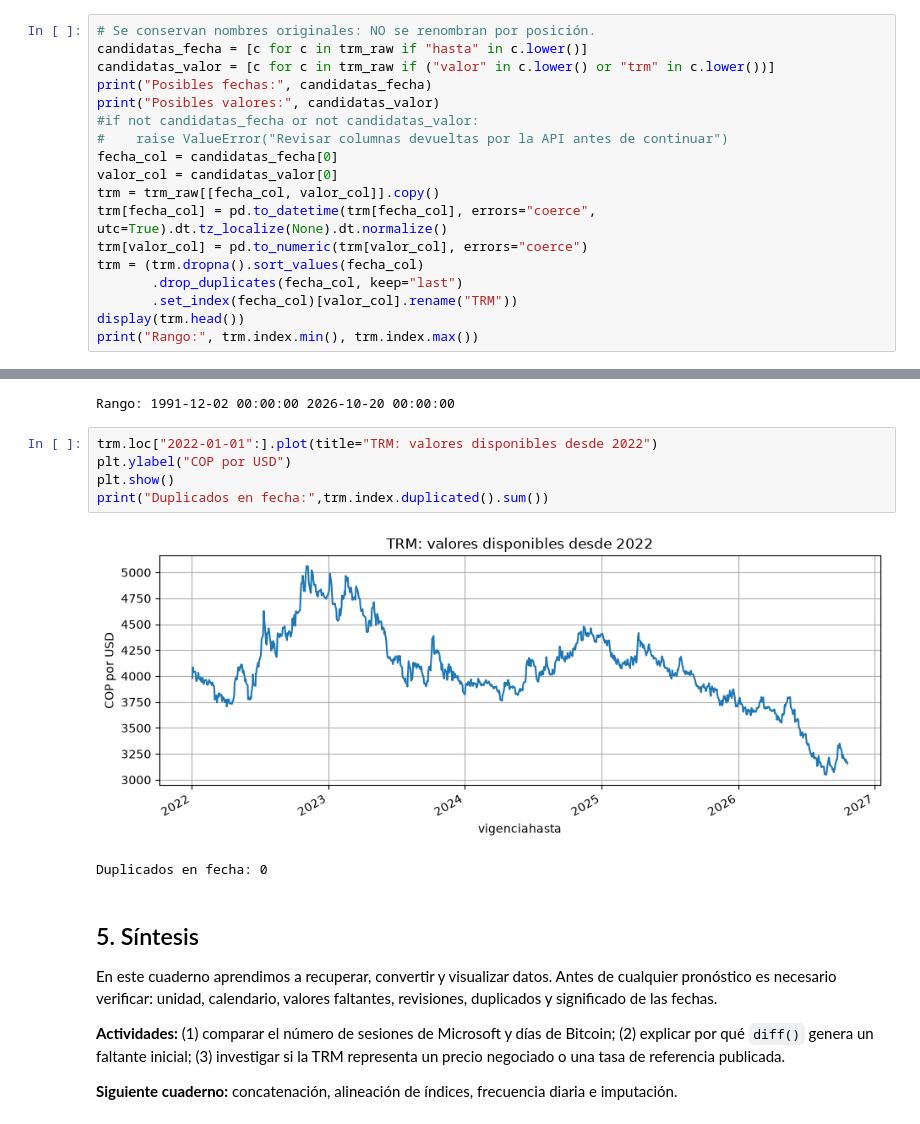
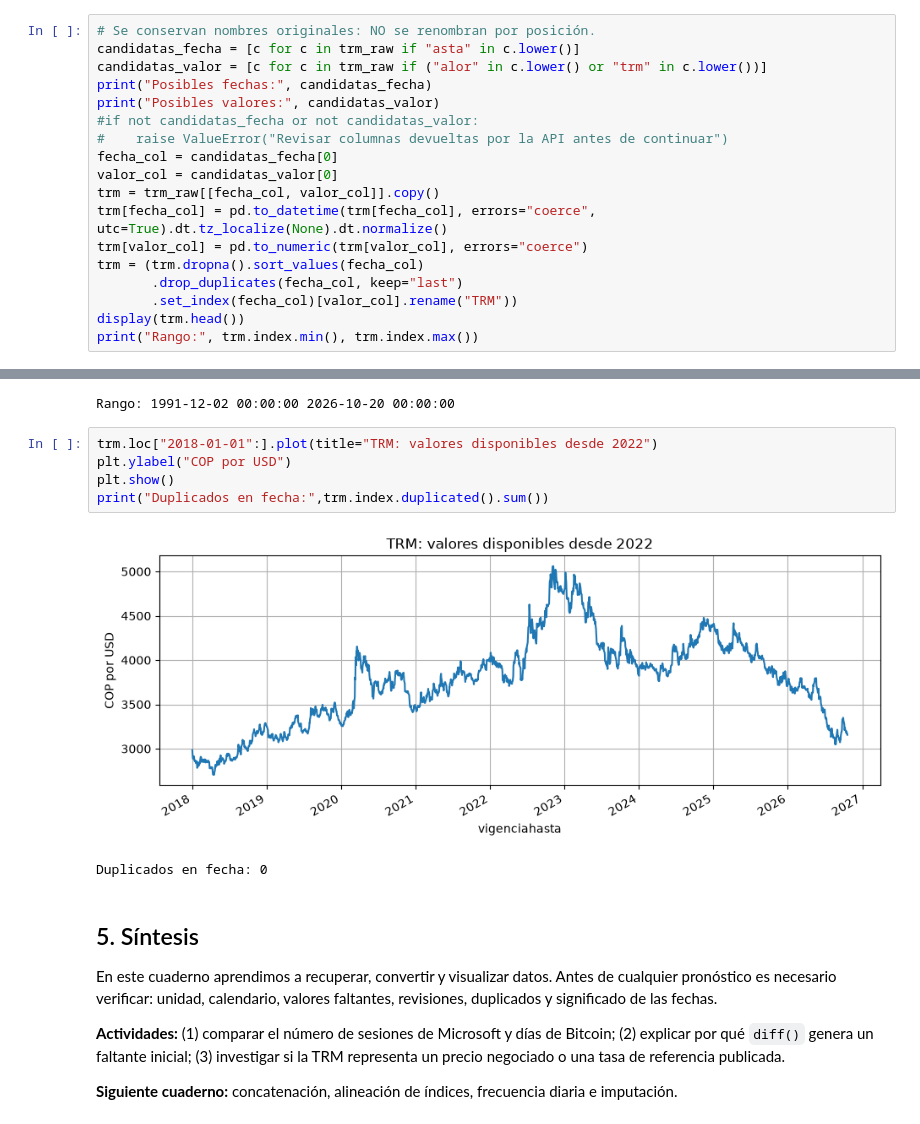
Before and after one commit to robertohincapie/Curso_TAAE, a Jupyter notebook: Unidad 4/Series de tiempo 0 - introduccion.ipynb, the cells around one changed output, grey strips where cells are left out. Drawn from its saved outputs; the diff is of its cells as text.

```diff
--- a/Unidad 4/Series de tiempo 0 - introduccion.ipynb
+++ b/Unidad 4/Series de tiempo 0 - introduccion.ipynb
@@ -123,8 +166,8 @@ Columnas originales: ['valor', 'unidad', 'vigenciadesde', 'vigenciahasta']
 | 4 | 3181.74 | COP | 2026-10-14T00:00:00.000 | 2026-10-14T00:00:00.000 |
 # %%
 # Se conservan nombres originales: NO se renombran por posición.
-candidatas_fecha = [c for c in trm_raw if "hasta" in c.lower()]
-candidatas_valor = [c for c in trm_raw if ("valor" in c.lower() or "trm" in c.lower())]
+candidatas_fecha = [c for c in trm_raw if "asta" in c.lower()]
+candidatas_valor = [c for c in trm_raw if ("alor" in c.lower() or "trm" in c.lower())]
 print("Posibles fechas:", candidatas_fecha)
 print("Posibles valores:", candidatas_valor)
 #if not candidatas_fecha or not candidatas_valor:
@@ -151,12 +194,12 @@ vigenciahasta
 Name: TRM, dtype: float64
 Rango: 1991-12-02 00:00:00 2026-10-20 00:00:00
 # %%
-trm.loc["2022-01-01":].plot(title="TRM: valores disponibles desde 2022")
+trm.loc["2018-01-01":].plot(title="TRM: valores disponibles desde 2022")
 plt.ylabel("COP por USD")
 plt.show()
 print("Duplicados en fecha:",trm.index.duplicated().sum())
 # %% [output]
-[figure, old version]
+[figure, new version]
 Duplicados en fecha: 0
 # %% [markdown]
 ## 5. Síntesis
```
Also changed, not shown: parts of 10 cells of this notebook.
